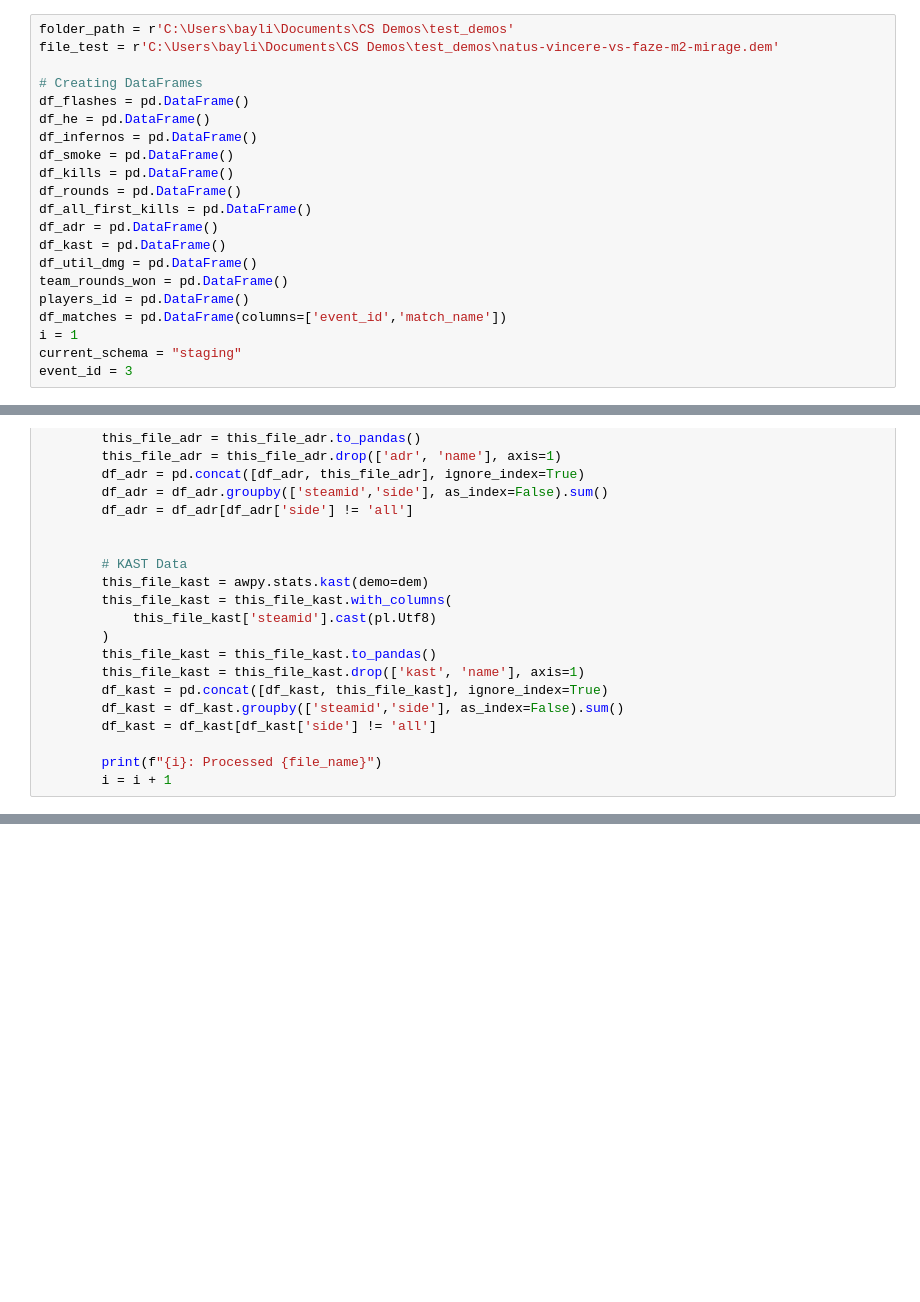
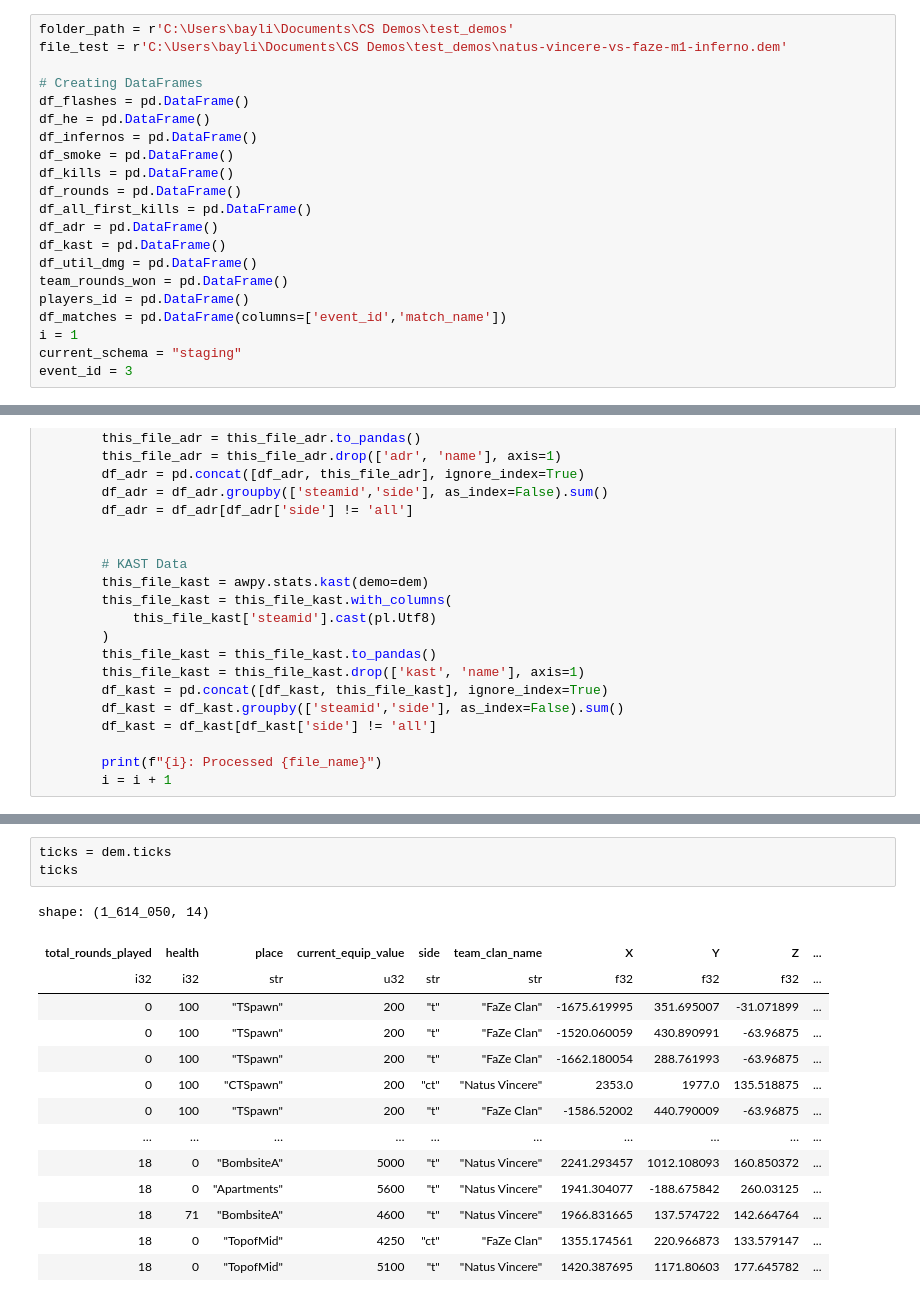
Before and after one commit to VictorLima4/CS2, a Jupyter notebook: scripts/debbuging.ipynb, the cells around one changed output, grey strips where cells are left out. Cells and saved outputs as stored; diff of their text form; blank space fills up the shorter version.

```diff
--- a/scripts/debbuging.ipynb
+++ b/scripts/debbuging.ipynb
@@ -17,7 +17,7 @@ from dotenv import load_dotenv
 from requests import post, get
 # %%
 folder_path = r'C:\Users\bayli\Documents\CS Demos\test_demos'
-file_test = r'C:\Users\bayli\Documents\CS Demos\test_demos\natus-vincere-vs-faze-m2-mirage.dem'
+file_test = r'C:\Users\bayli\Documents\CS Demos\test_demos\natus-vincere-vs-faze-m1-inferno.dem'
 
 # Creating DataFrames
 df_flashes = pd.DataFrame()
@@ -374,0 +391,18 @@ shape: (15, 18)
+# %%
+ticks = dem.ticks
+ticks
+# %% [output]
+shape: (1_614_050, 14)
+| total_rounds_played | health | place | current_equip_value | side | team_clan_name | X | Y | Z | ... |
+| i32 | i32 | str | u32 | str | str | f32 | f32 | f32 | ... |
+| 0 | 100 | "TSpawn" | 200 | "t" | "FaZe Clan" | -1675.619995 | 351.695007 | -31.071899 | ... |
+| 0 | 100 | "TSpawn" | 200 | "t" | "FaZe Clan" | -1520.060059 | 430.890991 | -63.96875 | ... |
+| 0 | 100 | "TSpawn" | 200 | "t" | "FaZe Clan" | -1662.180054 | 288.761993 | -63.96875 | ... |
+| 0 | 100 | "CTSpawn" | 200 | "ct" | "Natus Vincere" | 2353.0 | 1977.0 | 135.518875 | ... |
+| 0 | 100 | "TSpawn" | 200 | "t" | "FaZe Clan" | -1586.52002 | 440.790009 | -63.96875 | ... |
+| … | … | … | … | … | … | … | … | … | ... |
+| 18 | 0 | "BombsiteA" | 5000 | "t" | "Natus Vincere" | 2241.293457 | 1012.108093 | 160.850372 | ... |
+| 18 | 0 | "Apartments" | 5600 | "t" | "Natus Vincere" | 1941.304077 | -188.675842 | 260.03125 | ... |
+| 18 | 71 | "BombsiteA" | 4600 | "t" | "Natus Vincere" | 1966.831665 | 137.574722 | 142.664764 | ... |
+| 18 | 0 | "TopofMid" | 4250 | "ct" | "FaZe Clan" | 1355.174561 | 220.966873 | 133.579147 | ... |
+| 18 | 0 | "TopofMid" | 5100 | "t" | "Natus Vincere" | 1420.387695 | 1171.80603 | 177.645782 | ... |
```
Also changed, not shown: parts of 8 cells of this notebook, 1 other file.
